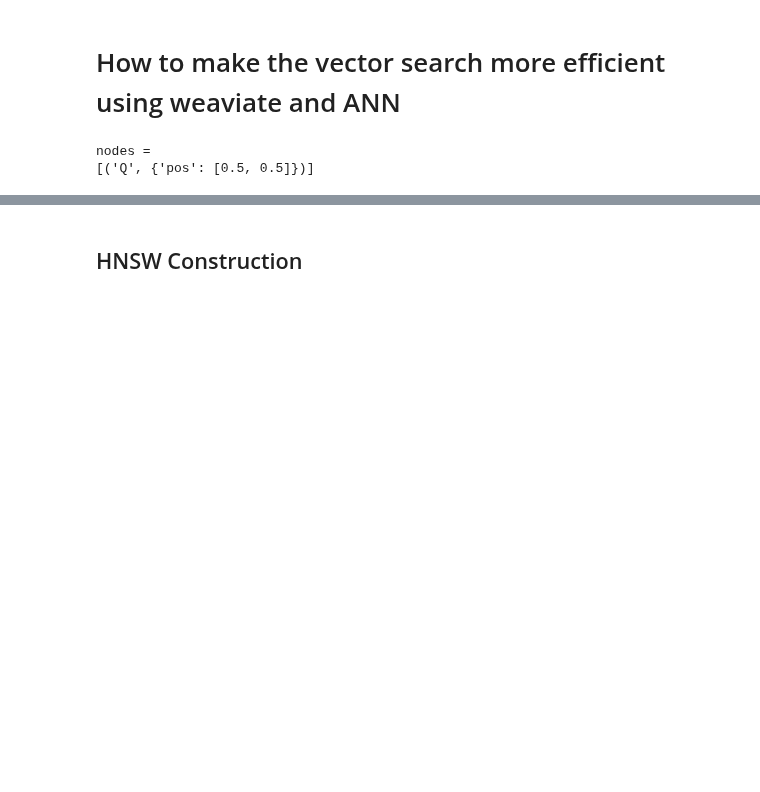
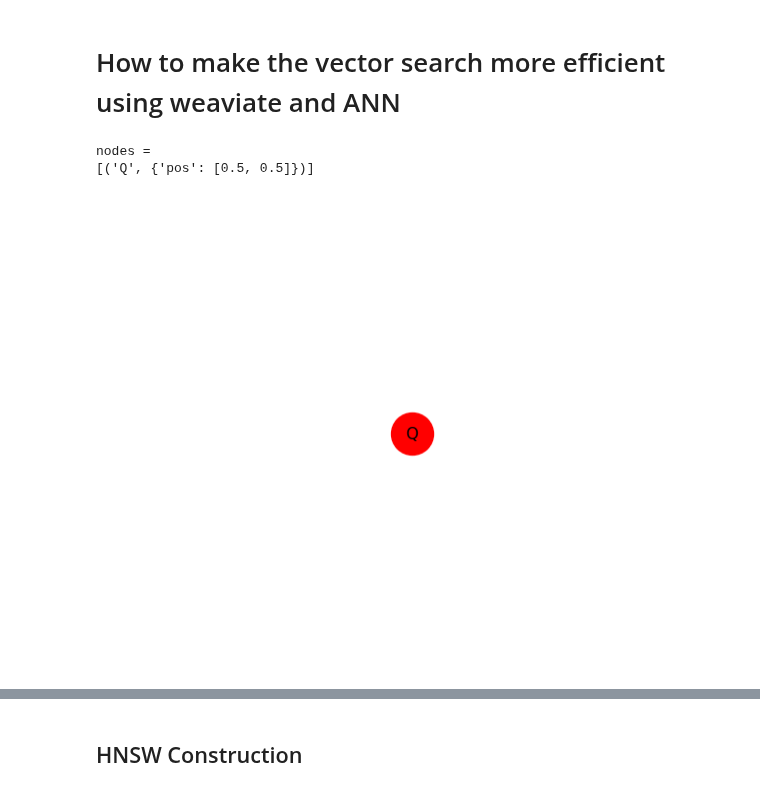
Before and after one commit to aadehamid/embeddings, a Jupyter notebook: vector_DB.ipynb, the cells around one changed output, grey strips where cells are left out. Cells and saved outputs as stored; diff of their text form; code cells hidden in the pictures; blank space fills up the shorter version.

```diff
--- a/vector_DB.ipynb
+++ b/vector_DB.ipynb
@@ -558,15 +558,17 @@ vec_pos = np.random.uniform(size=(vec_num, dim))
 # %%
 # Query
 query_vec = [0.5, 0.5]
 nodes = []
 nodes.append(("Q", {"pos": query_vec}))
 G_query = nx.Graph()
 G_query.add_nodes_from(nodes)
 print("nodes = ", nodes, flush=True)
 pos_query = nx.get_node_attributes(G_query, 'pos')
+nx.draw_spring(G_query, with_labels=True, node_size=1000, node_color='r')
 # %% [output]
 nodes =
 [('Q', {'pos': [0.5, 0.5]})]
+[figure, added]
 # %%
 # Brute force algorithm to find the best possible vector embedding
 (G_lin, G_best) = nearest_neigbor(vec_pos,query_vec)
```
Also changed, not shown: parts of 11 cells of this notebook.
